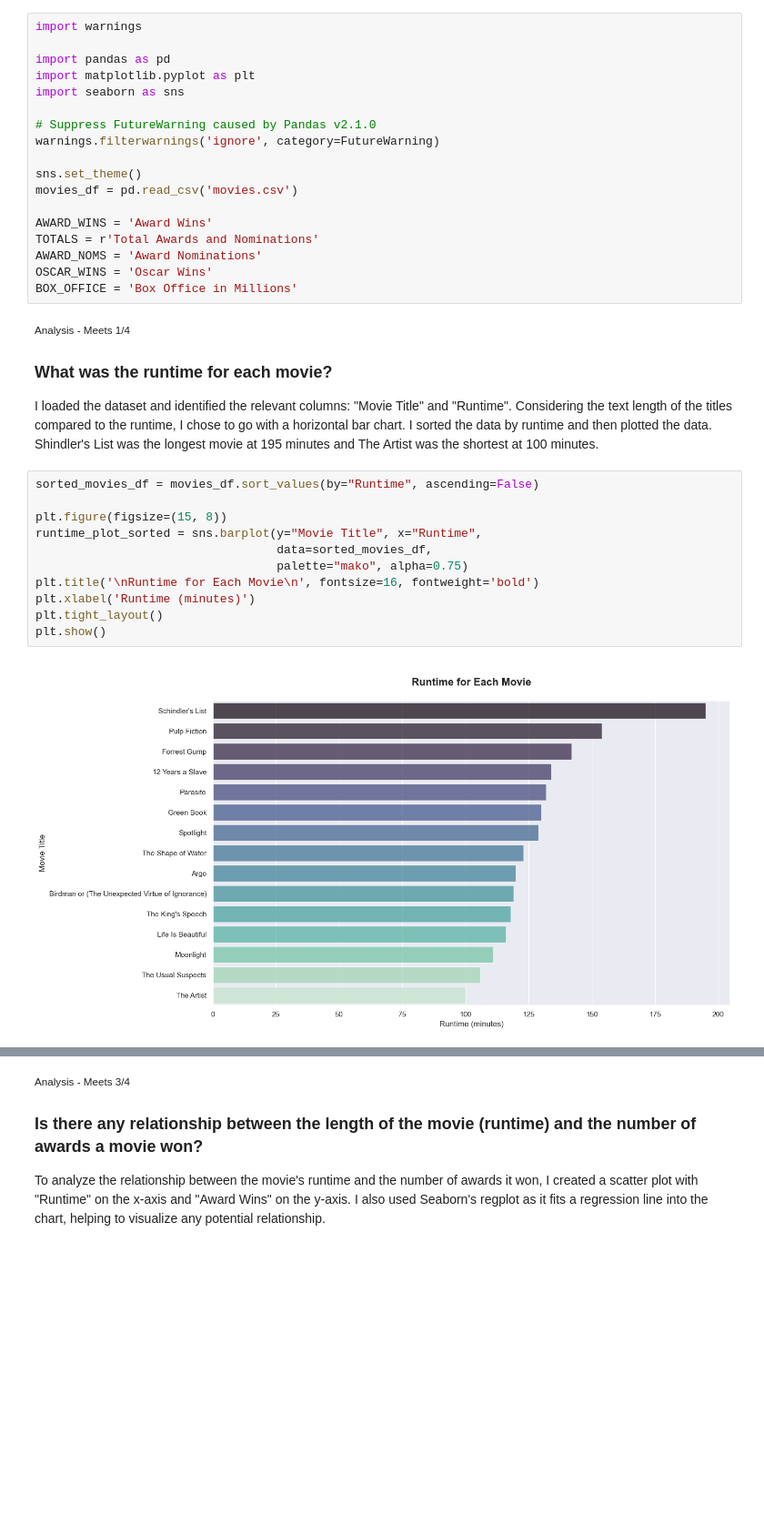
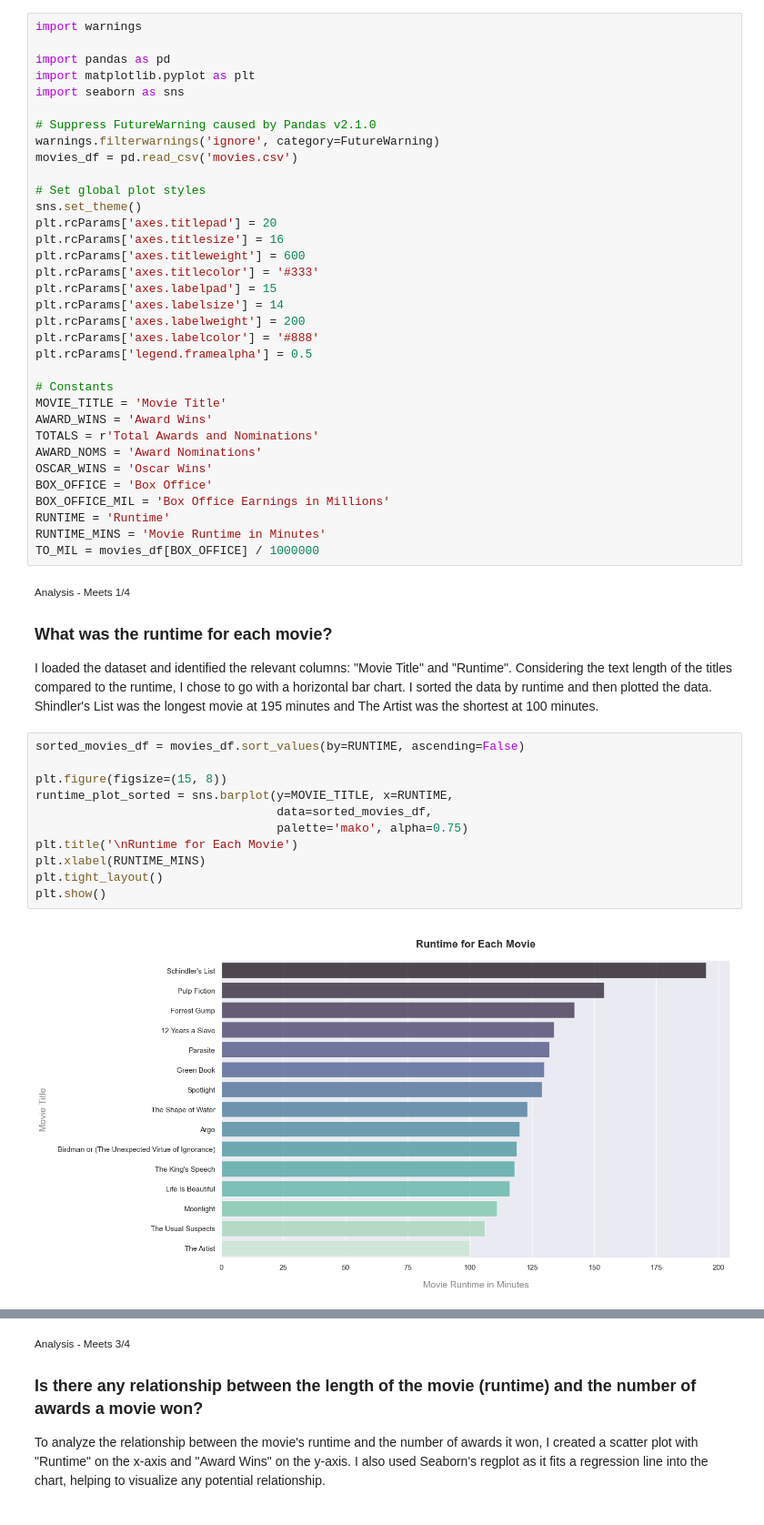
Before and after one commit to brian-jensen/datd-movie-api-analysis, a Jupyter notebook: movie_analysis.ipynb, the cells around one changed output, grey strips where cells are left out. Shown: that part at 91% size. Saved outputs shown, nothing was run; the diff lists cells and outputs as text; blank space fills up the shorter version.

```diff
--- a/movie_analysis.ipynb
+++ b/movie_analysis.ipynb
@@ -7,15 +7,31 @@ import seaborn as sns
 
 # Suppress FutureWarning caused by Pandas v2.1.0
 warnings.filterwarnings('ignore', category=FutureWarning)
-
-sns.set_theme()
 movies_df = pd.read_csv('movies.csv')
 
+# Set global plot styles
+sns.set_theme()
+plt.rcParams['axes.titlepad'] = 20
+plt.rcParams['axes.titlesize'] = 16
+plt.rcParams['axes.titleweight'] = 600
+plt.rcParams['axes.titlecolor'] = '#333'
+plt.rcParams['axes.labelpad'] = 15
+plt.rcParams['axes.labelsize'] = 14
+plt.rcParams['axes.labelweight'] = 200
+plt.rcParams['axes.labelcolor'] = '#888'
+plt.rcParams['legend.framealpha'] = 0.5
+
+# Constants
+MOVIE_TITLE = 'Movie Title'
 AWARD_WINS = 'Award Wins'
 TOTALS = r'Total Awards and Nominations'
 AWARD_NOMS = 'Award Nominations'
 OSCAR_WINS = 'Oscar Wins'
-BOX_OFFICE = 'Box Office in Millions'
+BOX_OFFICE = 'Box Office'
+BOX_OFFICE_MIL = 'Box Office Earnings in Millions'
+RUNTIME = 'Runtime'
+RUNTIME_MINS = 'Movie Runtime in Minutes'
+TO_MIL = movies_df[BOX_OFFICE] / 1000000
 # %% [markdown]
 <style>
     * {
@@ -39,18 +55,18 @@ BOX_OFFICE = 'Box Office in Millions'
 
 I loaded the dataset and identified the relevant columns: "Movie Title" and "Runtime". Considering the text length of the titles compared to the runtime, I chose to go with a horizontal bar chart. I sorted the data by runtime and then plotted the data. Shindler's List was the longest movie at 195 minutes and The Artist was the shortest at 100 minutes.
 # %%
-sorted_movies_df = movies_df.sort_values(by="Runtime", ascending=False)
+sorted_movies_df = movies_df.sort_values(by=RUNTIME, ascending=False)
 
 plt.figure(figsize=(15, 8))
-runtime_plot_sorted = sns.barplot(y="Movie Title", x="Runtime",
+runtime_plot_sorted = sns.barplot(y=MOVIE_TITLE, x=RUNTIME,
                                   data=sorted_movies_df,
-                                  palette="mako", alpha=0.75)
-plt.title('\nRuntime for Each Movie\n', fontsize=16, fontweight='bold')
-plt.xlabel('Runtime (minutes)')
+                                  palette='mako', alpha=0.75)
+plt.title('\nRuntime for Each Movie')
+plt.xlabel(RUNTIME_MINS)
 plt.tight_layout()
 plt.show()
 # %% [output]
-[figure, old version]
+[figure, new version]
 # %% [markdown]
 <style>
     * {
```
Also changed, not shown: parts of 6 cells of this notebook.
